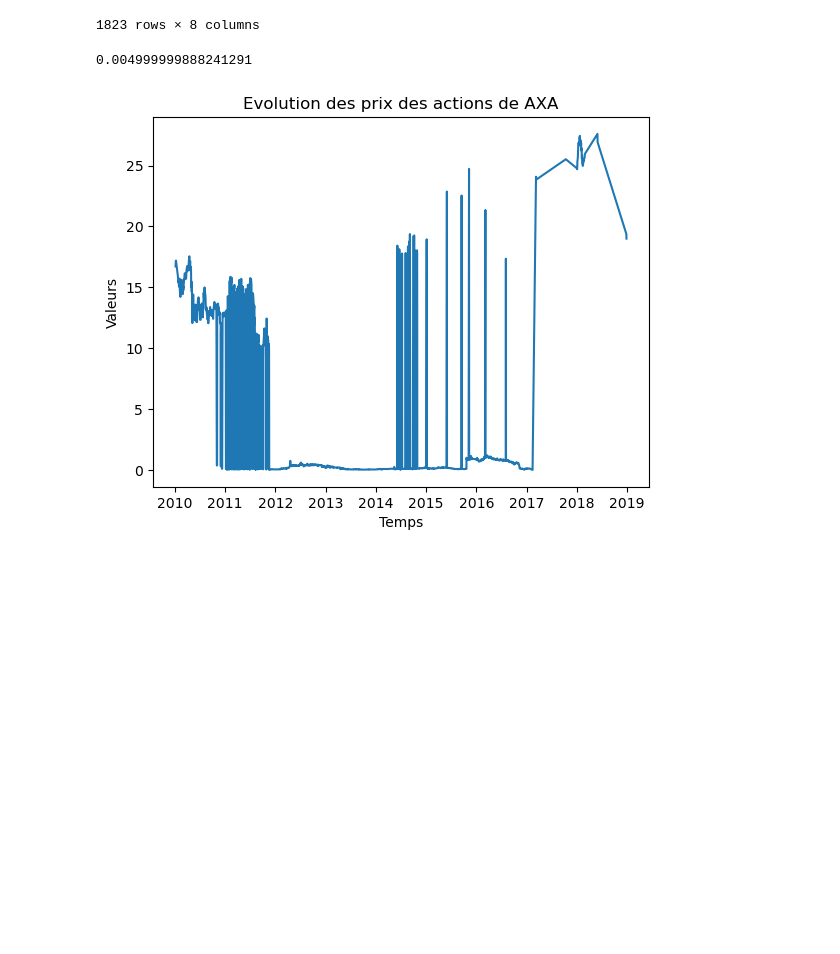
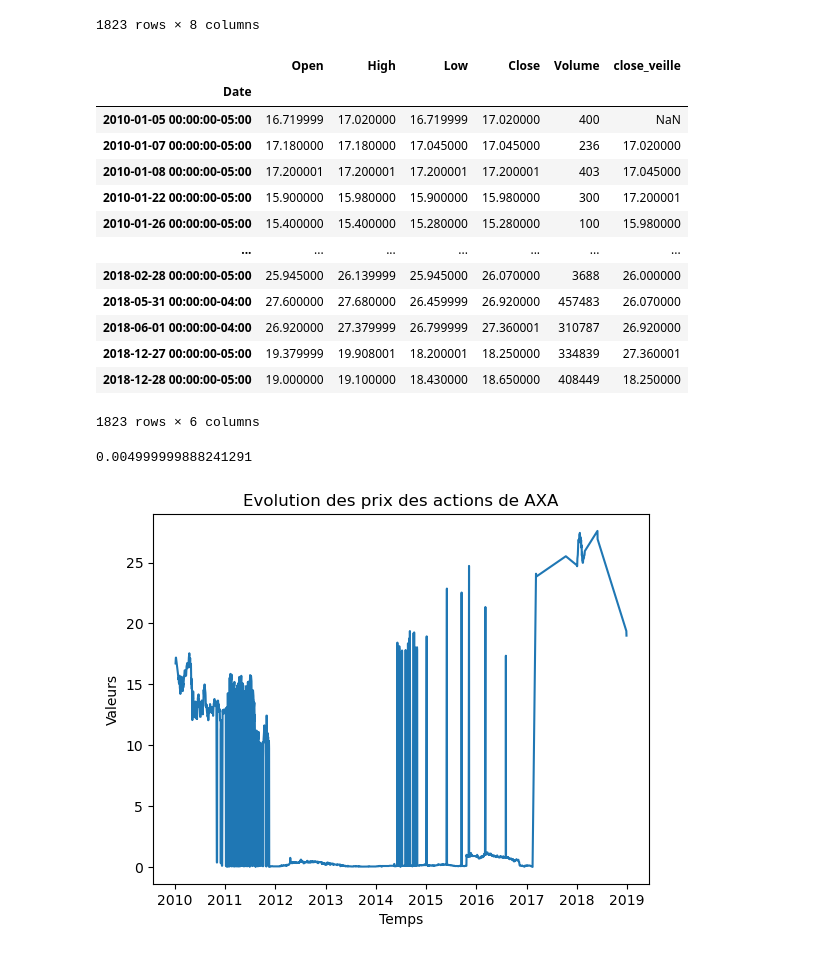
Before and after one commit to antoinerougier/Projet-Python-pour-la-data-science-, a Jupyter notebook: ModificationAntoine.ipynb, the cells around one changed output. Cells and saved outputs as stored; diff of their text form; code cells hidden in the pictures; blank space fills up the shorter version.

```diff
--- a/ModificationAntoine.ipynb
+++ b/ModificationAntoine.ipynb
@@ -81,6 +81,25 @@ df
 | 2018-12-27 00:00:00-05:00 | 19.379999 | 19.908001 | 18.200001 | 18.250000 | 334839 | 0 | 0 | 27.360001 |
 | 2018-12-28 00:00:00-05:00 | 19.000000 | 19.100000 | 18.430000 | 18.650000 | 408449 | 0 | 0 | 18.250000 |
 1823 rows × 8 columns
+# %%
+#On décide d'enlever les colonnes dividends et stock split
+df = df.drop(columns = ["Dividends", "Stock Splits"])
+df
+# %% [output]
+|  | Open | High | Low | Close | Volume | close_veille |
+| Date |  |  |  |  |  |  |
+| 2010-01-05 00:00:00-05:00 | 16.719999 | 17.020000 | 16.719999 | 17.020000 | 400 | NaN |
+| 2010-01-07 00:00:00-05:00 | 17.180000 | 17.180000 | 17.045000 | 17.045000 | 236 | 17.020000 |
+| 2010-01-08 00:00:00-05:00 | 17.200001 | 17.200001 | 17.200001 | 17.200001 | 403 | 17.045000 |
+| 2010-01-22 00:00:00-05:00 | 15.900000 | 15.980000 | 15.900000 | 15.980000 | 300 | 17.200001 |
+| 2010-01-26 00:00:00-05:00 | 15.400000 | 15.400000 | 15.280000 | 15.280000 | 100 | 15.980000 |
+| ... | ... | ... | ... | ... | ... | ... |
+| 2018-02-28 00:00:00-05:00 | 25.945000 | 26.139999 | 25.945000 | 26.070000 | 3688 | 26.000000 |
+| 2018-05-31 00:00:00-04:00 | 27.600000 | 27.680000 | 26.459999 | 26.920000 | 457483 | 26.070000 |
+| 2018-06-01 00:00:00-04:00 | 26.920000 | 27.379999 | 26.799999 | 27.360001 | 310787 | 26.920000 |
+| 2018-12-27 00:00:00-05:00 | 19.379999 | 19.908001 | 18.200001 | 18.250000 | 334839 | 27.360001 |
+| 2018-12-28 00:00:00-05:00 | 19.000000 | 19.100000 | 18.430000 | 18.650000 | 408449 | 18.250000 |
+1823 rows × 6 columns
 # %%
 #On fait un tableau pour voir l'évolution des prix au cours du temps
 df2 = df.copy()
```
Also changed, not shown: parts of 4 cells of this notebook.
